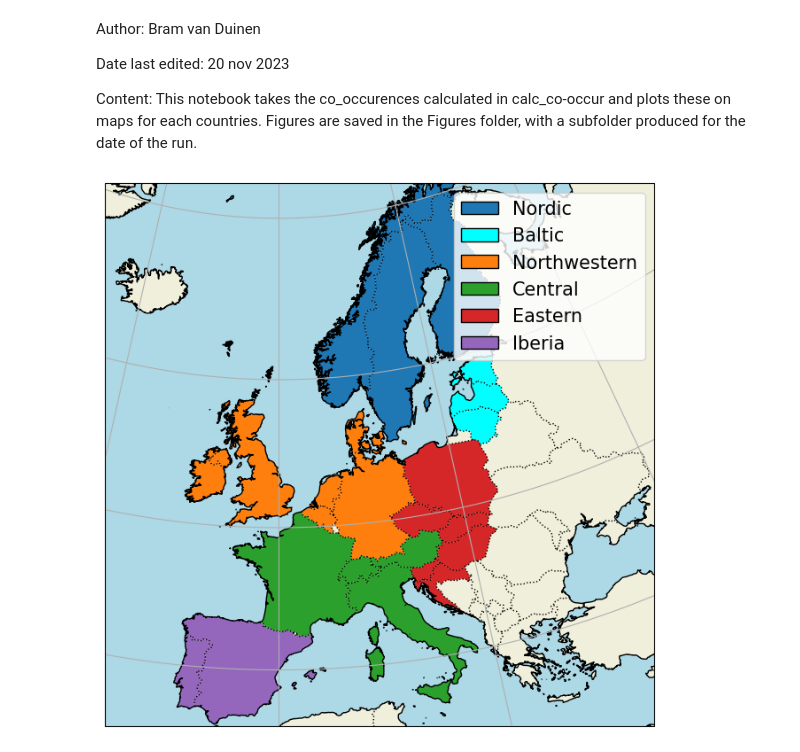
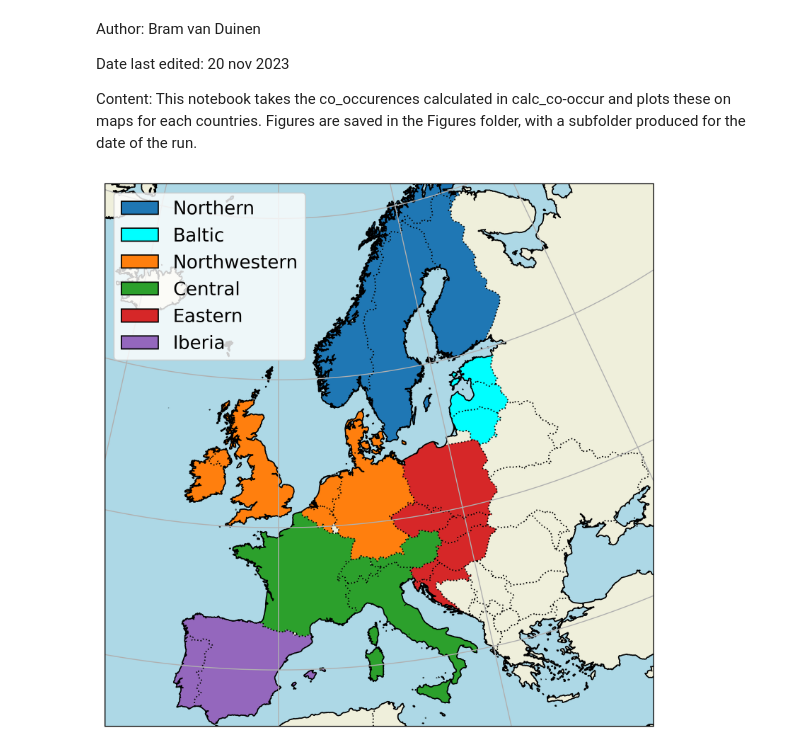
Before and after one commit to bramvanduinen/EnergyDroughtCooccurrence, a Jupyter notebook: src/illustrations/plot_regions.ipynb, the cells around one changed output. Cells and saved outputs as stored; diff of their text form; code cells hidden in the pictures.

```diff
--- a/src/illustrations/plot_regions.ipynb
+++ b/src/illustrations/plot_regions.ipynb
@@ -26,9 +26,10 @@ shpfilename = shapereader.natural_earth(resolution, category, name)
 df = geopandas.read_file(shpfilename)
 
 # Set up the canvas
-fig = plt.figure(figsize=(8, 8))
+fig = plt.figure(figsize=(8, 8), dpi = 300)
 central_lon, central_lat = 0, 52
 extent = [-15, 33, 35, 70]
+#ax = plt.axes(projection=cartopy.crs.EuroPP())
 ax = plt.axes(projection=cartopy.crs.LambertConformal(central_longitude=central_lon, central_latitude=central_lat))
 ax.set_extent(extent)
 ax.gridlines()
@@ -63,37 +64,37 @@ countries = ['AUT', 'BEL', 'CHE', 'CZE', 'DEU', 'DNK',
 # }
 
 regions = {
-    'Nordic': ['FIN', 'NOR', 'SWE'],
+    'Northern': ['FIN', 'NOR', 'SWE'],
     'Baltic': ['EST', 'LTU', 'LVA'],
     'Northwestern': ['BEL', 'DEU', 'GBR', 'NLD', 'IRL', 'DNK'],
     'Central': ['ITA', 'AUT', 'CHE', 'FRA'],
     'Eastern': ['POL', 'HRV', 'HUN', 'CZE', 'SVK', 'SVN'],
     'Iberia': ['ESP', 'PRT'],
 }
 
 region_colors = {
-    'Nordic': 'C0',
+    'Northern': 'C0',
     'Baltic': 'cyan',
     'Northwestern': 'C1',
     'Central': 'C2',
     'Eastern': 'C3',
     'Iberia': 'C4',
 }
 
 legend_handles = []
 
 
 from matplotlib.patches import Rectangle
 
 for region, countries_list in regions.items():
     region_color = region_colors[region]
 
     for country in countries_list:
         poly = df.loc[df['ISO_A3_EH'] == country]['geometry'].values[0]
         ax.add_geometries(poly, crs=ccrs.PlateCarree(), facecolor=region_color, edgecolor='none', zorder=1)
 
     legend_handles.append(Rectangle((0, 0), 1, 1, facecolor=region_color, edgecolor='black'))
-    ax.legend(legend_handles, regions.keys(), loc='upper right', bbox_to_anchor=(1, 1), fontsize = 15)
-plt.savefig('../../Results/Figures/regions_clusters_v2.png', dpi=300, bbox_inches='tight')
+    ax.legend(legend_handles, regions.keys(), loc='upper left', fontsize = 15)#, bbox_to_anchor=(1, 1), fontsize = 15)
+#plt.savefig('../../Results/Figures/regions_clusters_v2.png', dpi=300, bbox_inches='tight')
 # %% [output]
-[figure, old version]
+[figure, new version]
```
Also changed, not shown: 49 other files.
